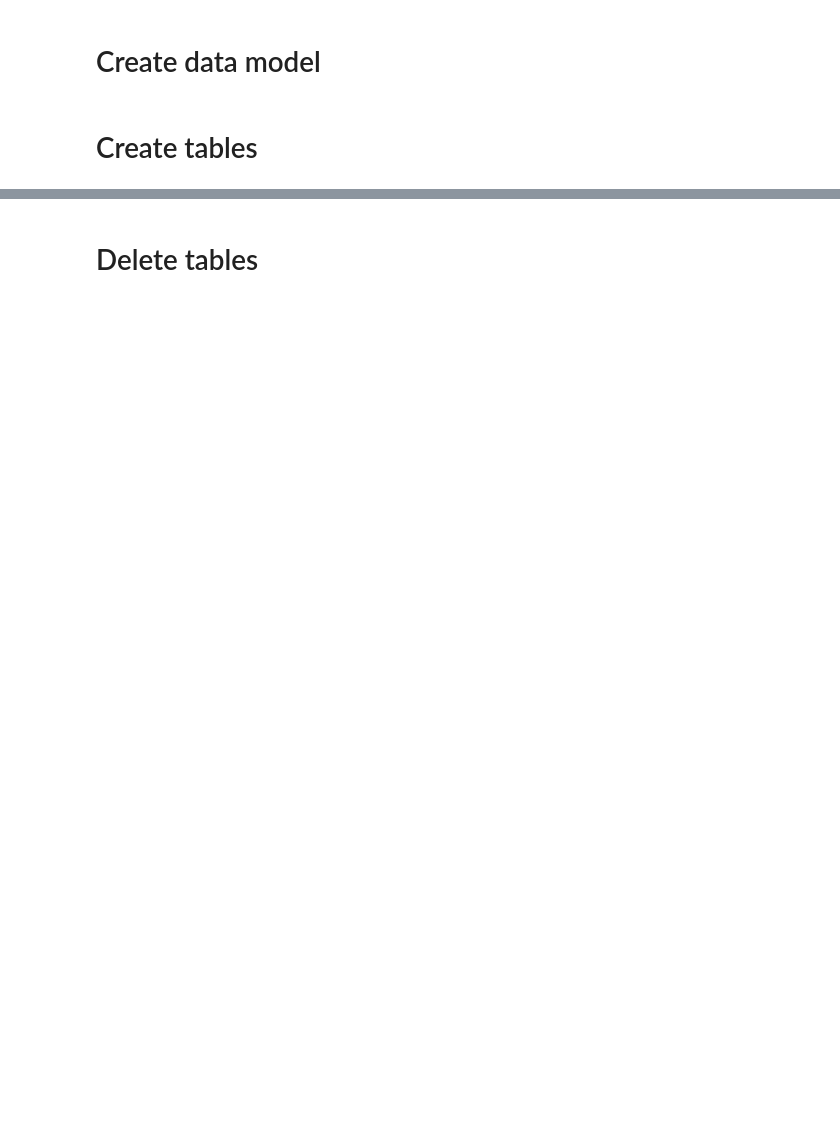
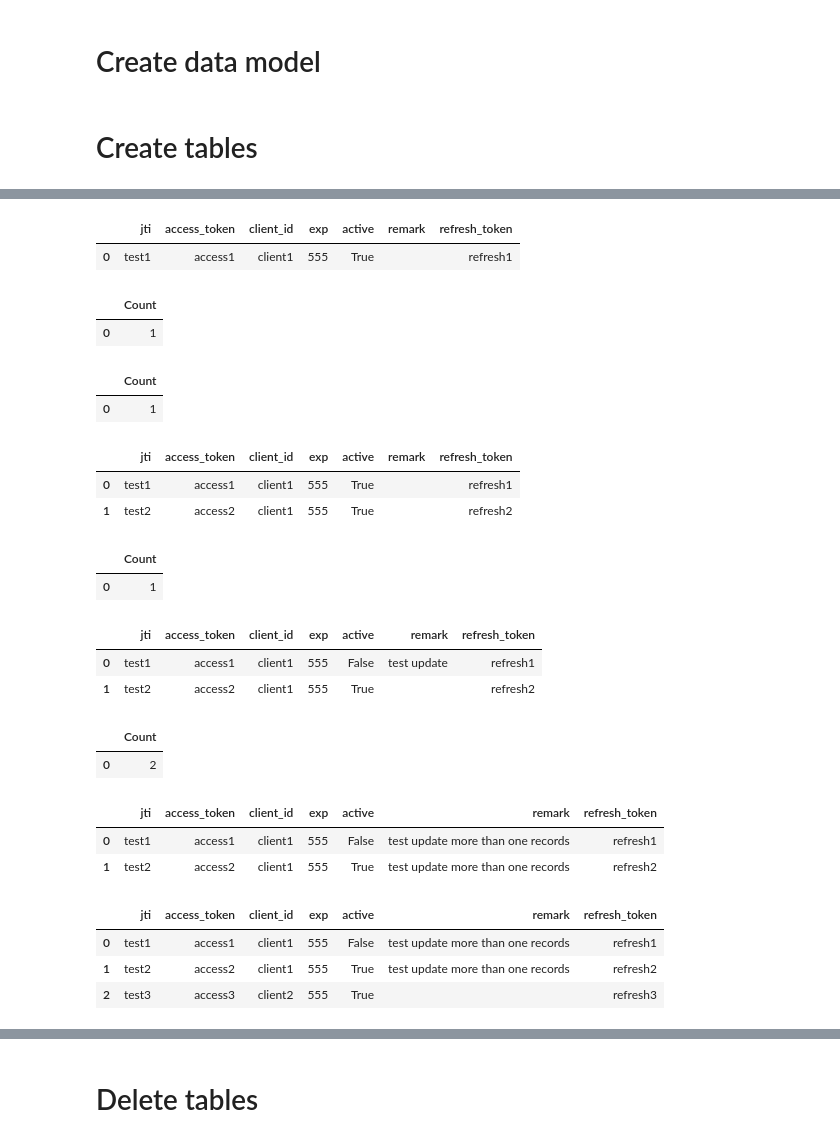
Before and after one commit to datanooblol/ezorm, a Jupyter notebook: dev.ipynb, the cells around one changed output, grey strips where cells are left out. Cells and saved outputs as stored; diff of their text form; code cells hidden in the pictures; blank space fills up the shorter version.

```diff
--- a/dev.ipynb
+++ b/dev.ipynb
@@ -13,20 +15,21 @@ DATABASE
 # %% [markdown]
 # Create data model
 # %%
-class DPoPProofJTI(ezo.EzORM):
-    jti:str
+class DPoPModel(EzORM):
+    jti:str = Field(description="your unique jti", default=None)
 
-class AccessTokenJTI(DPoPProofJTI):
-    client_id:str
-    access_token:str
-    exp:int
-    active:bool = True
-    remark:str = None
+class AccessTokenModel(DPoPModel):
+    access_token:str = Field(description="access token generated by server", default=None)
+    client_id:str = Field(description="client it retrieved from client", default=None)
+    exp:int = Field(description="expiration on access token should be less than an hour", default=None)
+    active:bool = Field(description="true if a record is still valid, otherwise false", default=None)
+    remark:Optional[str] = Field(description="reason why each record changes active from true to false", default=None)
 
-class RefreshTokenJTI(AccessTokenJTI):
-    refresh_token:str
+class RefreshTokenModel(AccessTokenModel):
+    refresh_token:str = Field(description="expiration varied from token type", default=None)
+    exp:int = Field(description="expiration on access token should be at least a day", default=None)
 
-tables = [DPoPProofJTI, AccessTokenJTI, RefreshTokenJTI]
+tables = [DPoPModel, AccessTokenModel, RefreshTokenModel]
 # %% [markdown]
 # Create tables
 # %%
@@ -84,0 +119,54 @@ SELECT * FROM refreshtokenjti;
+# %%
+Read(RefreshTokenModel(client_id="client1"))
+# %% [output]
+|  | jti | access_token | client_id | exp | active | remark | refresh_token |
+| 0 | test1 | access1 | client1 | 555 | True |  | refresh1 |
+# %%
+Create(RefreshTokenModel(jti="test2", access_token="access2", refresh_token="refresh2", client_id="client1", exp=555, active=True, remark=""))
+# %% [output]
+|  | Count |
+| 0 | 1 |
+# %%
+Create(RefreshTokenModel(jti="test3", access_token="access3", refresh_token="refresh3", client_id="client2", exp=555, active=True, remark=""))
+# %% [output]
+|  | Count |
+| 0 | 1 |
+# %%
+Read(RefreshTokenModel(client_id="client1"))
+# %% [output]
+|  | jti | access_token | client_id | exp | active | remark | refresh_token |
+| 0 | test1 | access1 | client1 | 555 | True |  | refresh1 |
+| 1 | test2 | access2 | client1 | 555 | True |  | refresh2 |
+# %%
+existing = RefreshTokenModel(client_id="client1", access_token="access1")
+new = RefreshTokenModel(active=False, remark="test update")
+Update(existing, new)
+# %% [output]
+|  | Count |
+| 0 | 1 |
+# %%
+Read(RefreshTokenModel(client_id="client1"))
+# %% [output]
+|  | jti | access_token | client_id | exp | active | remark | refresh_token |
+| 0 | test1 | access1 | client1 | 555 | False | test update | refresh1 |
+| 1 | test2 | access2 | client1 | 555 | True |  | refresh2 |
+# %%
+existing = RefreshTokenModel(client_id="client1")
+new = RefreshTokenModel(remark="test update more than one records")
+Update(existing, new)
+# %% [output]
+|  | Count |
+| 0 | 2 |
+# %%
+Read(RefreshTokenModel(client_id="client1"))
+# %% [output]
+|  | jti | access_token | client_id | exp | active | remark | refresh_token |
+| 0 | test1 | access1 | client1 | 555 | False | test update more than one records | refresh1 |
+| 1 | test2 | access2 | client1 | 555 | True | test update more than one records | refresh2 |
+# %%
+Read(RefreshTokenModel())
+# %% [output]
+|  | jti | access_token | client_id | exp | active | remark | refresh_token |
+| 0 | test1 | access1 | client1 | 555 | False | test update more than one records | refresh1 |
+| 1 | test2 | access2 | client1 | 555 | True | test update more than one records | refresh2 |
+| 2 | test3 | access3 | client2 | 555 | True |  | refresh3 |
```
Also changed, not shown: parts of 28 cells of this notebook, 9 other files.
